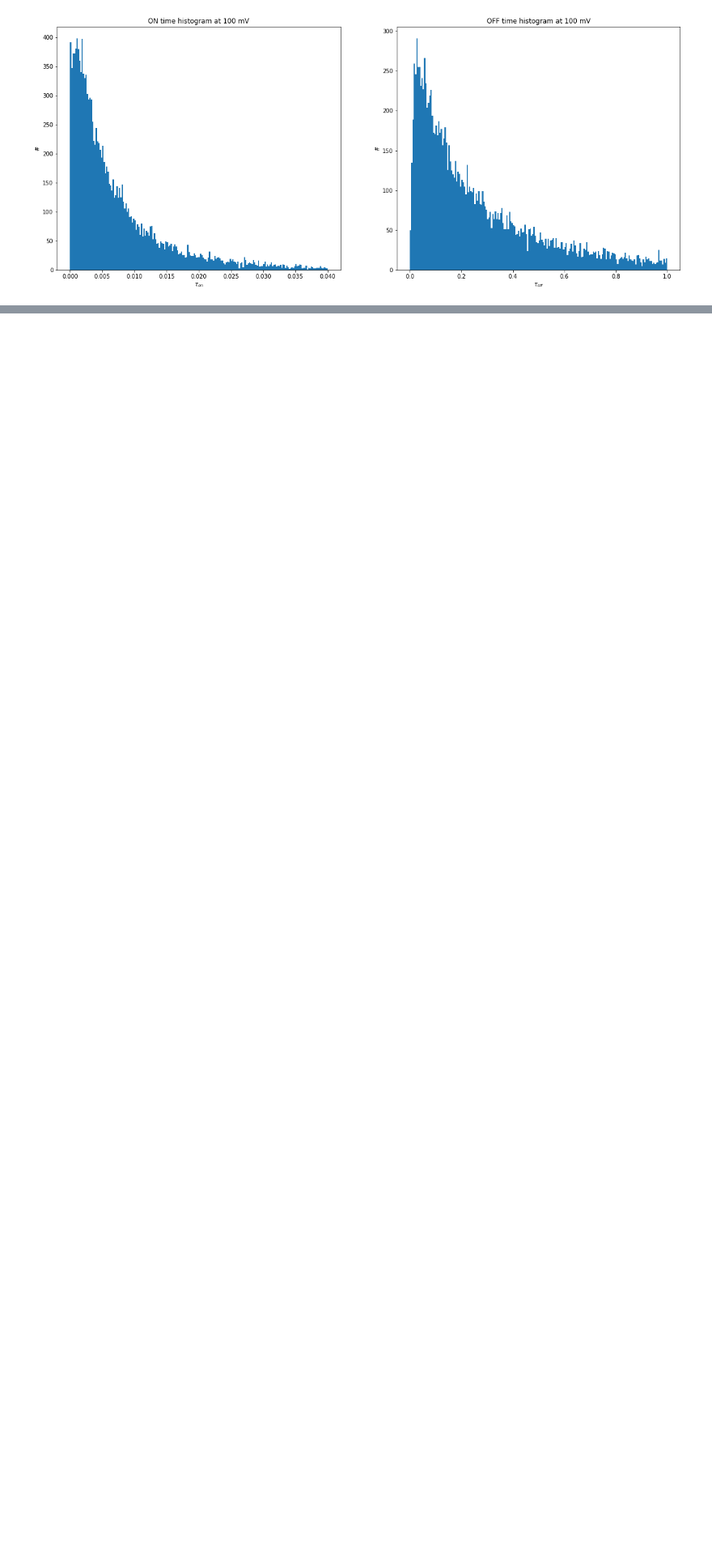
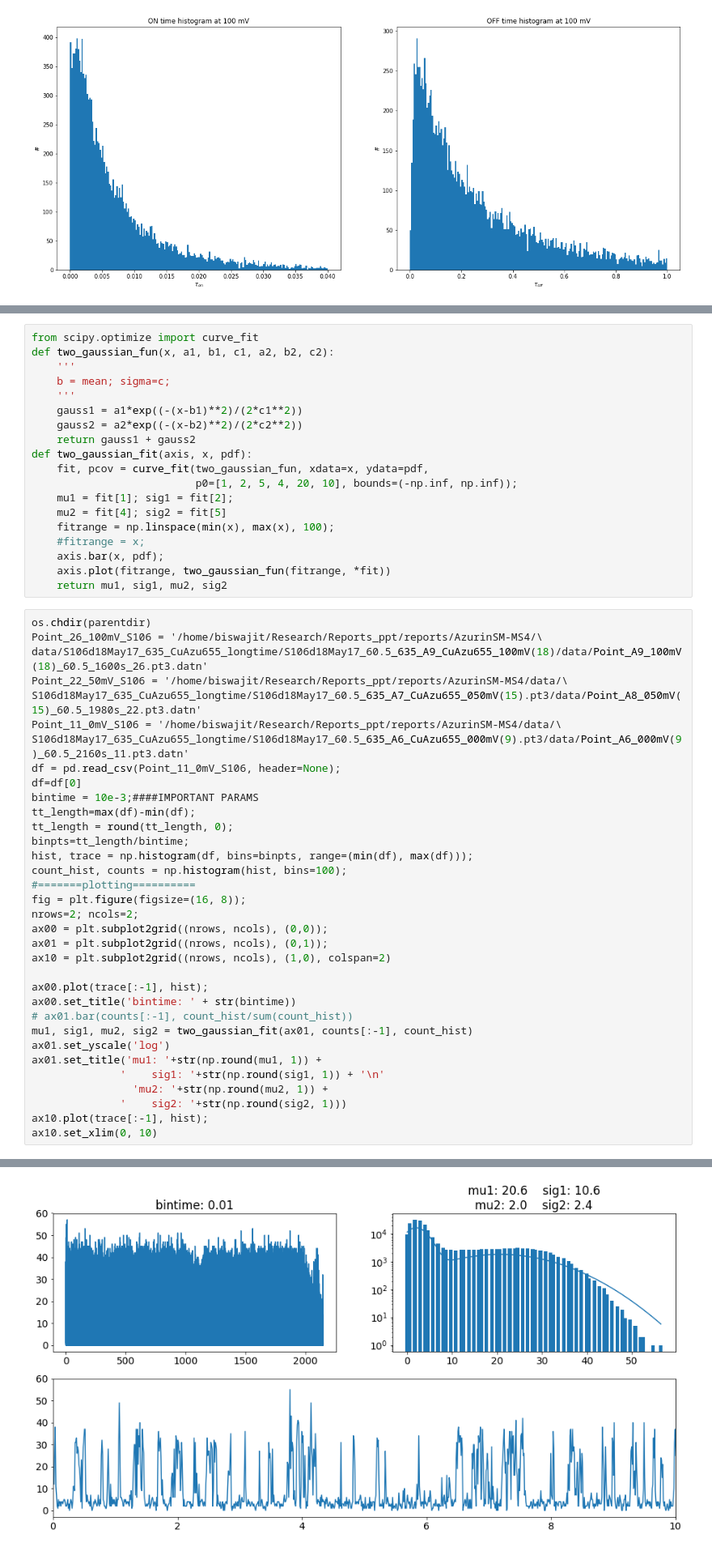
Before and after one commit to biswajitSM/Azurin_SM_repo, a Jupyter notebook: Analysis/Simulation.ipynb, the cells around one changed output, grey strips where cells are left out. Shown at 81% size. Saved outputs shown, nothing was run; the diff lists cells and outputs as text; blank space fills up the shorter version.

```diff
--- a/Analysis/Simulation.ipynb
+++ b/Analysis/Simulation.ipynb
@@ -1155,0 +289,54 @@ axes[1].plot(t_ij)
+# %%
+from scipy.optimize import curve_fit
+def two_gaussian_fun(x, a1, b1, c1, a2, b2, c2):
+    '''
+    b = mean; sigma=c;
+    '''
+    gauss1 = a1*exp((-(x-b1)**2)/(2*c1**2))
+    gauss2 = a2*exp((-(x-b2)**2)/(2*c2**2))
+    return gauss1 + gauss2
+def two_gaussian_fit(axis, x, pdf):
+    fit, pcov = curve_fit(two_gaussian_fun, xdata=x, ydata=pdf,
+                          p0=[1, 2, 5, 4, 20, 10], bounds=(-np.inf, np.inf));
+    mu1 = fit[1]; sig1 = fit[2];
+    mu2 = fit[4]; sig2 = fit[5]
+    fitrange = np.linspace(min(x), max(x), 100);
+    #fitrange = x;
+    axis.bar(x, pdf);
+    axis.plot(fitrange, two_gaussian_fun(fitrange, *fit))
+    return mu1, sig1, mu2, sig2
+# %%
+os.chdir(parentdir)
+Point_26_100mV_S106 = '/home/biswajit/Research/Reports_ppt/reports/AzurinSM-MS4/\
+data/S106d18May17_635_CuAzu655_longtime/S106d18May17_60.5_635_A9_CuAzu655_100mV(18)/data/Point_A9_100mV(18)_60.5_1600s_26.pt3.datn'
+Point_22_50mV_S106 = '/home/biswajit/Research/Reports_ppt/reports/AzurinSM-MS4/data/\
+S106d18May17_635_CuAzu655_longtime/S106d18May17_60.5_635_A7_CuAzu655_050mV(15).pt3/data/Point_A8_050mV(15)_60.5_1980s_22.pt3.datn'
+Point_11_0mV_S106 = '/home/biswajit/Research/Reports_ppt/reports/AzurinSM-MS4/data/\
+S106d18May17_635_CuAzu655_longtime/S106d18May17_60.5_635_A6_CuAzu655_000mV(9).pt3/data/Point_A6_000mV(9)_60.5_2160s_11.pt3.datn'
+df = pd.read_csv(Point_11_0mV_S106, header=None);
+df=df[0]
+bintime = 10e-3;####IMPORTANT PARAMS
+tt_length=max(df)-min(df);
+tt_length = round(tt_length, 0);
+binpts=tt_length/bintime;
+hist, trace = np.histogram(df, bins=binpts, range=(min(df), max(df)));
+count_hist, counts = np.histogram(hist, bins=100);
+#=======plotting==========
+fig = plt.figure(figsize=(16, 8));
+nrows=2; ncols=2;
+ax00 = plt.subplot2grid((nrows, ncols), (0,0));
+ax01 = plt.subplot2grid((nrows, ncols), (0,1));
+ax10 = plt.subplot2grid((nrows, ncols), (1,0), colspan=2)
+
+ax00.plot(trace[:-1], hist);
+ax00.set_title('bintime: ' + str(bintime))
+# ax01.bar(counts[:-1], count_hist/sum(count_hist))
+mu1, sig1, mu2, sig2 = two_gaussian_fit(ax01, counts[:-1], count_hist)
+ax01.set_yscale('log')
+ax01.set_title('mu1: '+str(np.round(mu1, 1)) +
+              '    sig1: '+str(np.round(sig1, 1)) + '\n'
+                'mu2: '+str(np.round(mu2, 1)) +
+              '    sig2: '+str(np.round(sig2, 1)))
+ax10.plot(trace[:-1], hist);
+ax10.set_xlim(0, 10)
+# %% [output]
@@ -1155,0 +344 @@ axes[1].plot(t_ij)
+[figure, added]
```
Also changed, not shown: parts of 35 cells of this notebook, 2 other files.
